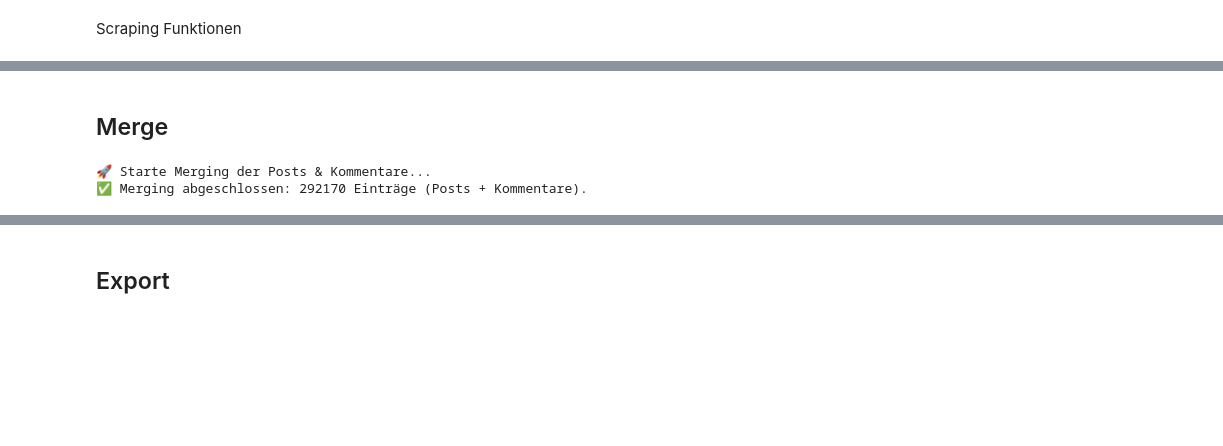
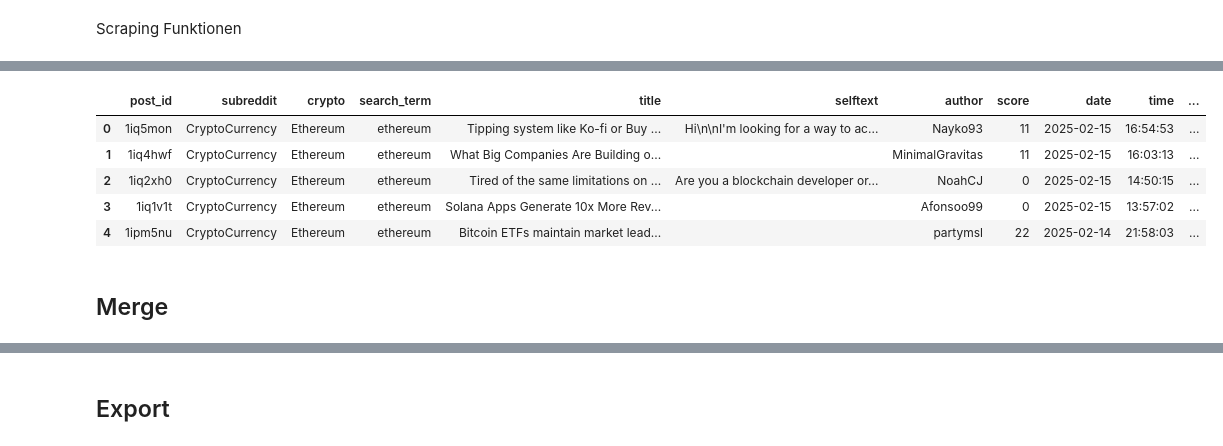
Before and after one commit to Reimser/sp3_3_studienarbeit, a Jupyter notebook: notebooks/scrape.ipynb, the cells around one changed output, grey strips where cells are left out. Drawn from its saved outputs; the diff is of its cells as text; code cells hidden in the pictures; blank space fills up the shorter version.

```diff
--- a/notebooks/scrape.ipynb
+++ b/notebooks/scrape.ipynb
@@ -380,2 +302,11 @@ print(f"✅ Sentiment-Analyse abgeschlossen: {len(df_posts_clean)} Posts & {len(
+# %%
+df_posts_clean.head()
+# %% [output]
+|  | post_id | subreddit | crypto | search_term | title | selftext | author | score | date | time | ... |
+| 0 | 1iq5mon | CryptoCurrency | Ethereum | ethereum | Tipping system like Ko-fi or Buy ... | Hi\n\nI'm looking for a way to ac... | Nayko93 | 11 | 2025-02-15 | 16:54:53 | ... |
+| 1 | 1iq4hwf | CryptoCurrency | Ethereum | ethereum | What Big Companies Are Building o... |  | MinimalGravitas | 11 | 2025-02-15 | 16:03:13 | ... |
+| 2 | 1iq2xh0 | CryptoCurrency | Ethereum | ethereum | Tired of the same limitations on ... | Are you a blockchain developer or... | NoahCJ | 0 | 2025-02-15 | 14:50:15 | ... |
+| 3 | 1iq1v1t | CryptoCurrency | Ethereum | ethereum | Solana Apps Generate 10x More Rev... |  | Afonsoo99 | 0 | 2025-02-15 | 13:57:02 | ... |
+| 4 | 1ipm5nu | CryptoCurrency | Ethereum | ethereum | Bitcoin ETFs maintain market lead... |  | partymsl | 22 | 2025-02-14 | 21:58:03 | ... |
 # %% [markdown]
 ## Merge
@@ -416,5 +312,0 @@ def merge_reddit_data(df_posts, df_comments):
-# %%
-df_merged = merge_reddit_data(df_posts_clean, df_comments_clean)
-# %% [output]
-🚀 Starte Merging der Posts & Kommentare...
-✅ Merging abgeschlossen: 292170 Einträge (Posts + Kommentare).
```
Also changed, not shown: parts of 12 cells of this notebook, 1 other file.
